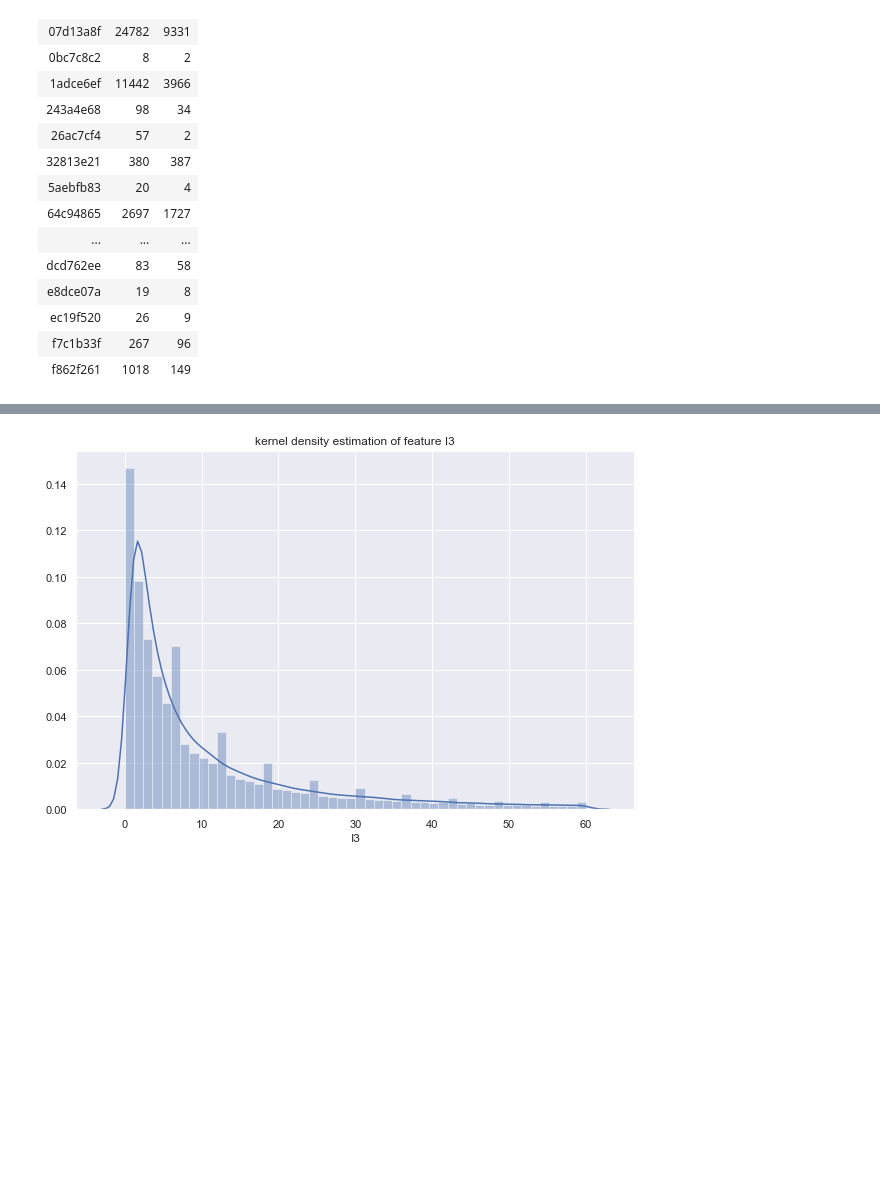
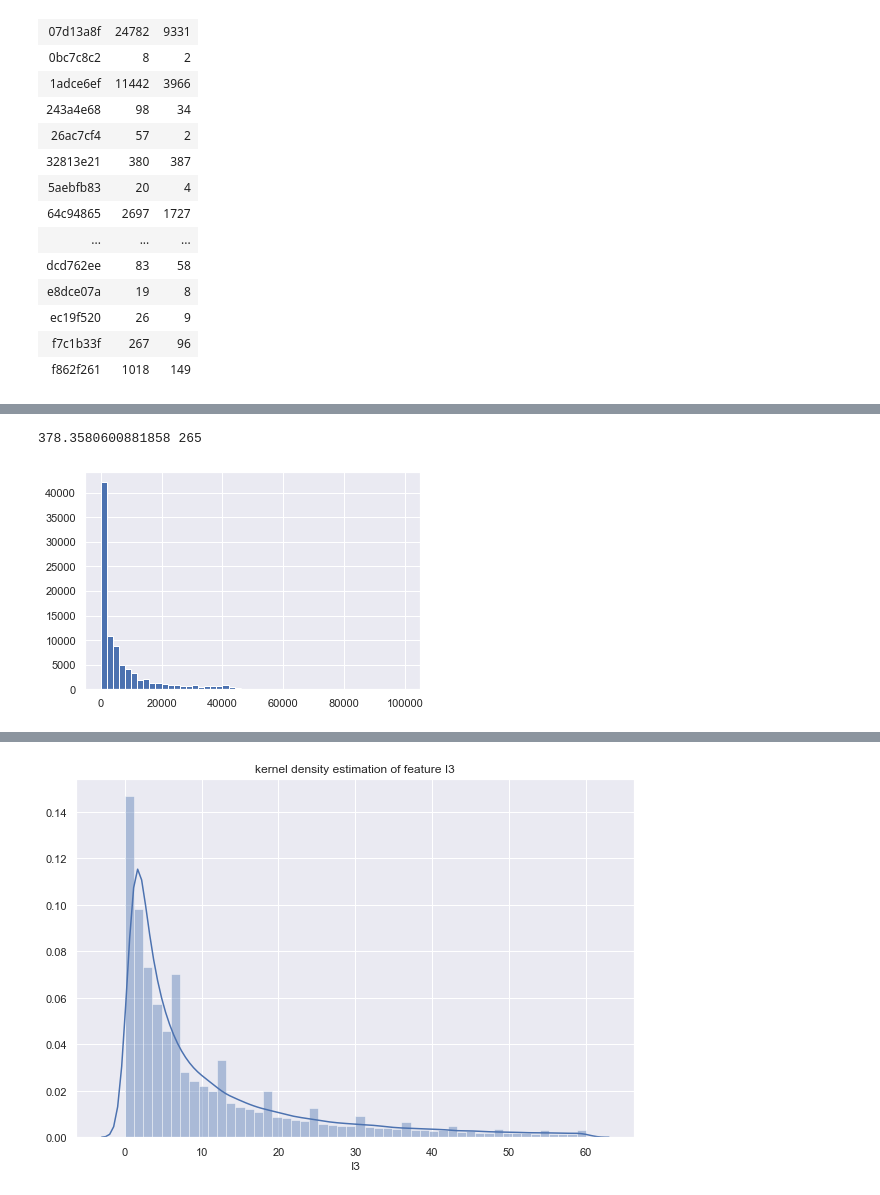
Before and after one commit to gasongjian/easyml, a Jupyter notebook: check模块调式.ipynb, the cells around one changed output, grey strips where cells are left out. Drawn from its saved outputs; the diff is of its cells as text; code cells hidden in the pictures; blank space fills up the shorter version.

```diff
--- a/check模块调式.ipynb
+++ b/check模块调式.ipynb
@@ -204,0 +264,16 @@ x = df.loc[df['I3']<=60,'I3']
+# %%
+import check
+from imp import reload
+reload(check)
+x= df['I5']
+x1 = x[(x<=100000)&(x>0)]
+iqr = np.quantile(x1,0.75) - np.quantile(x1,0.25)
+n = len(x1)
+h = 2 * iqr/(n ** (1 / 3))
+bins = int(np.ceil((x1.max() - x1.min()) / h))
+print(h,bins)
+fig,ax=plt.subplots()
+ax.hist(x1,bins=50);
+# %% [output]
+378.3580600881858 265
+[figure, added]
```
Also changed, not shown: parts of 8 cells of this notebook, 4 other files.
